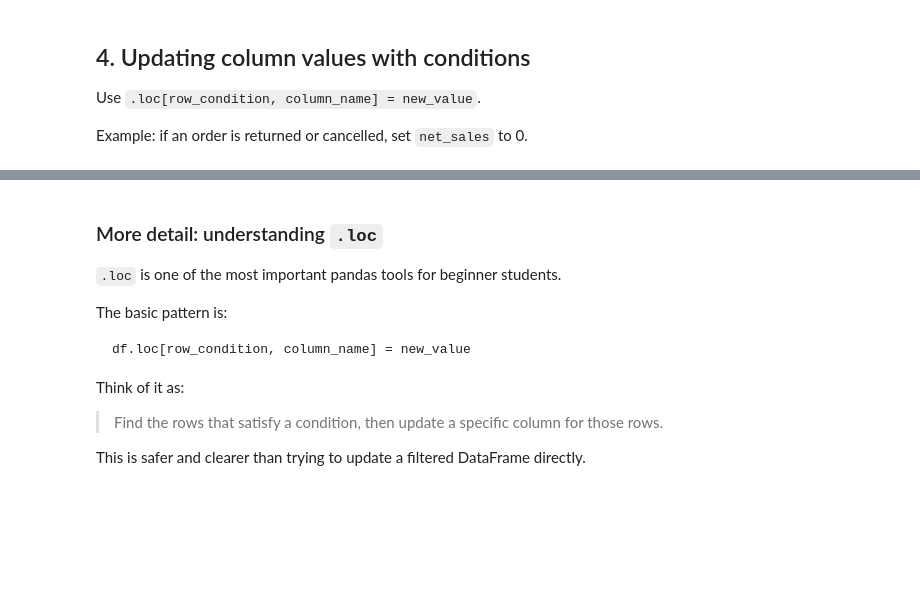
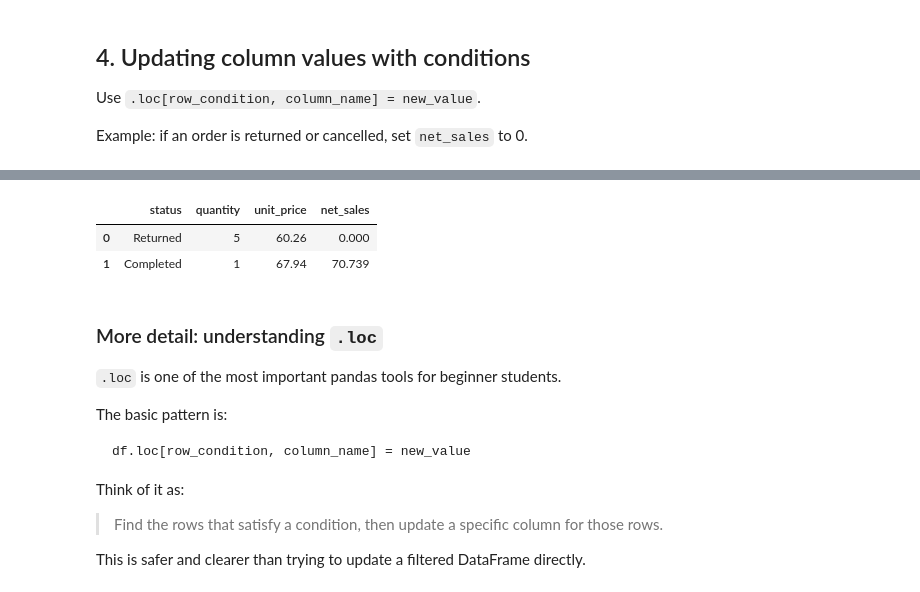
Before and after one commit to luhaibingster/data-science-python, a Jupyter notebook: week1/Pandas_part4.ipynb, the cells around one changed output, grey strips where cells are left out. Cells and saved outputs as stored; diff of their text form; code cells hidden in the pictures; blank space fills up the shorter version.

```diff
--- a/week1/Pandas_part4.ipynb
+++ b/week1/Pandas_part4.ipynb
@@ -68,7 +109,11 @@ Example: if an order is returned or cancelled, set `net_sales` to 0.
 # %%
 df.loc[df["status"].isin(["Returned", "Cancelled"]), "net_sales"] = 0
 
-df[["status", "quantity", "unit_price", "net_sales"]].head(15)
+df[["status", "quantity", "unit_price", "net_sales"]].head(2)
+# %% [output]
+|  | status | quantity | unit_price | net_sales |
+| 0 | Returned | 5 | 60.26 | 0.000 |
+| 1 | Completed | 1 | 67.94 | 70.739 |
 # %% [markdown]
 ### More detail: understanding `.loc`
 
```
Also changed, not shown: parts of 21 cells of this notebook, 7 other files.
